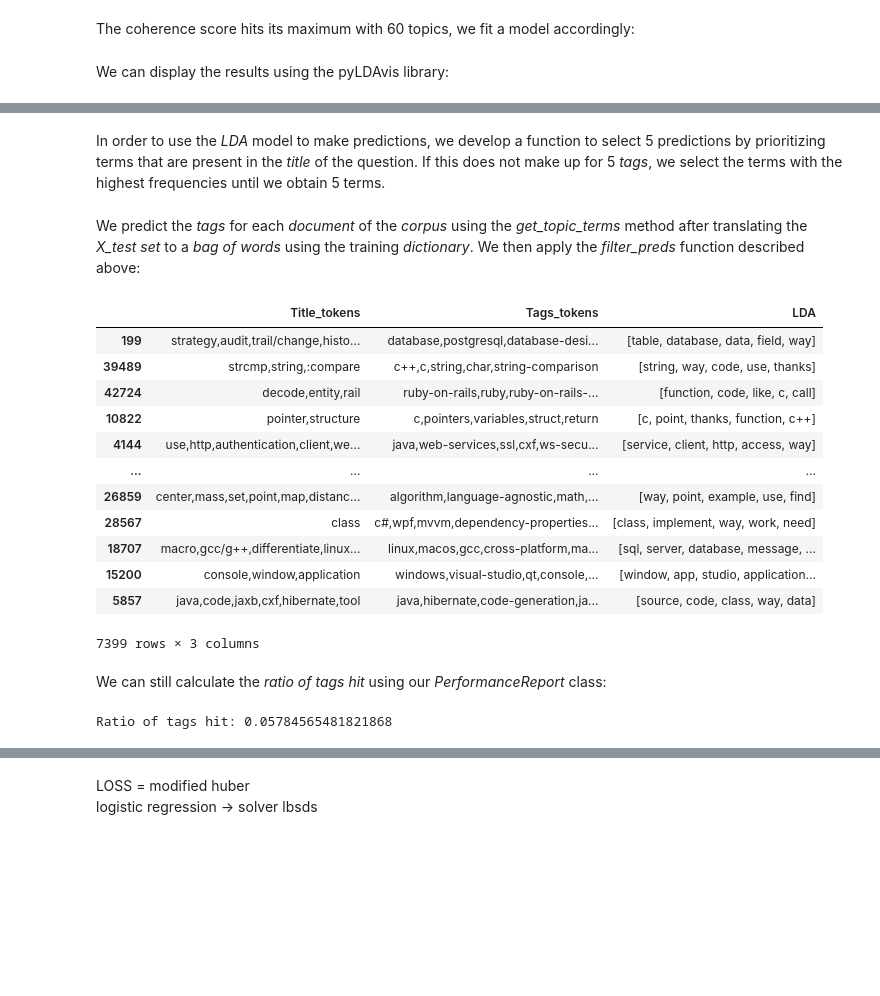
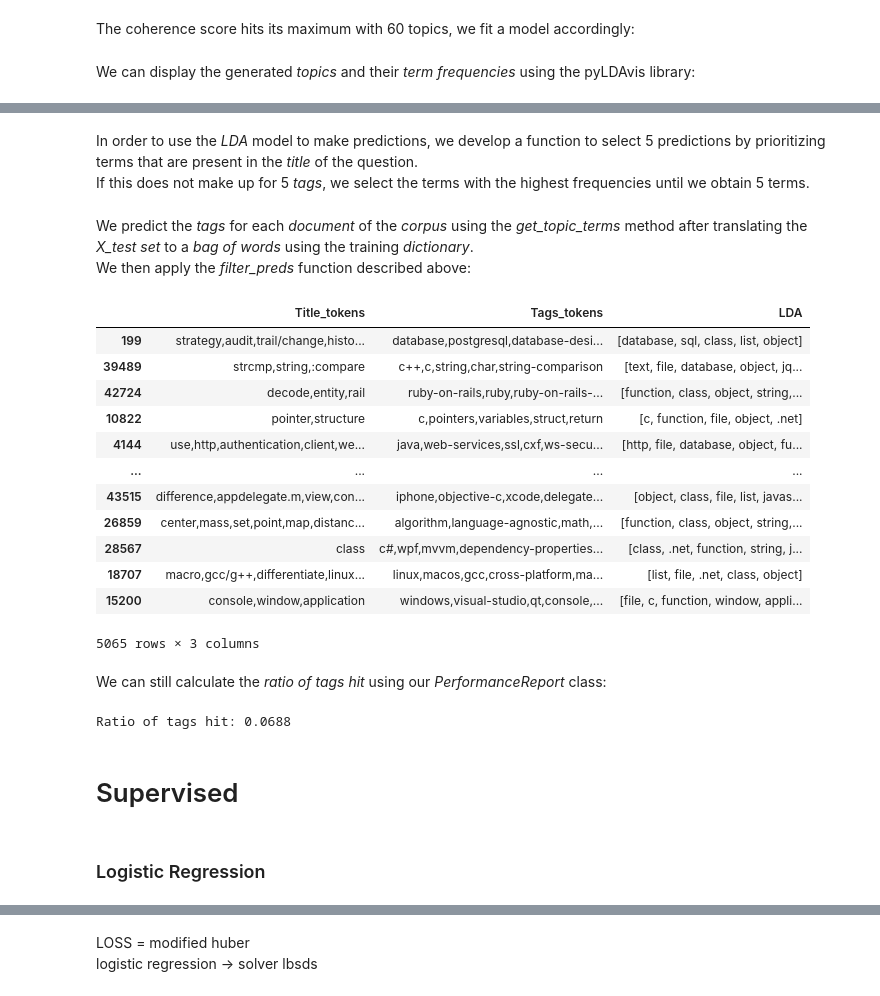
Before and after one commit to thibaudgrosjean/Stack-Overflow-questions, a Jupyter notebook: P5_02_test.ipynb, the cells around one changed output, grey strips where cells are left out. Drawn from its saved outputs; the diff is of its cells as text; code cells hidden in the pictures; blank space fills up the shorter version.

Commit message:
reorganizing repo, adds logsitic regression

```diff
--- a/P5_02_test.ipynb
+++ b/P5_02_test.ipynb
@@ -39,5 +39,5 @@ import joblib
 # %%
-df = pd.read_csv('./df.csv')
+df = pd.read_csv('./data/df.csv')
 
 df.head()
 # %% [output]
@@ -335,19 +332,19 @@ models = list()
 
 for n_topics in topics_range:
 
-    model = LdaMulticore(
+    lda_model = LdaMulticore(
         corpus=corpus_train,
         id2word=dictionary,
         num_topics=n_topics,
         random_state=42,
         passes=10,
         workers=24)
-    models.append(model)
+    models.append(lda_model)
 
-    perplexity_scores.append(model.log_perplexity(corpus_train))
+    perplexity_scores.append(lda_model.log_perplexity(corpus_train))
 
     coherence_model = CoherenceModel(
-        model=model,
+        model=lda_model,
         texts=texts_train,
         dictionary=dictionary,
         coherence='c_v')
@@ -369,7 +366,7 @@ fig.show()
 # %% [markdown]
 The coherence score hits its maximum with 60 topics, we fit a model accordingly:
 # %%
-model = LdaMulticore(
+lda_model = LdaMulticore(
     corpus=corpus_train,
     id2word=dictionary,
     num_topics=80,
@@ -377,5 +374,5 @@ model = LdaMulticore(
     passes=10,
     workers=24)
 # %% [markdown]
-We can display the results using the pyLDAvis library:
+We can display the generated *topics* and their *term frequencies* using the pyLDAvis library:
 # %%
@@ -385,20 +382,27 @@ pyLDAvis.display(lda_display)
 In a future version of pandas all arguments of DataFrame.drop except for the argument 'labels' will be keyword-only.
 [interactive output not drawn]
 # %% [markdown]
-In order to use the *LDA* model to make predictions, we develop a function to select 5 predictions by prioritizing terms that are present in the *title* of the question. If this does not make up for 5 *tags*, we select the terms with the highest frequencies until we obtain 5 terms.
+In order to use the *LDA* model to make predictions, we develop a function to select 5 predictions by prioritizing terms that are present in the *title* of the question.\
+If this does not make up for 5 *tags*, we select the terms with the highest frequencies until we obtain 5 terms.
 # %%
 def filter_preds(document, preds, length=5):
 
     filtered_preds = list()
 
-    for pred in preds:
+    if type(document) == float:
 
-        if pred in document:
+        pass
 
-            filtered_preds.append(pred)
-            preds.remove(pred)
+    else:
 
-    filtered_preds = filtered_preds[:length]
+        for pred in preds:
+
+            if pred in document:
+
+                filtered_preds.append(pred)
+                preds.remove(pred)
+
+        filtered_preds = filtered_preds[:length]
 
     for pred in preds:
 
@@ -412,32 +416,37 @@ def filter_preds(document, preds, length=5):
 
     return filtered_preds
 # %% [markdown]
-We predict the *tags* for each *document* of the *corpus* using the *get_topic_terms* method after translating the *X_test set* to a *bag of words* using the training *dictionary*. We then apply the *filter_preds* function described above:
+We predict the *tags* for each *document* of the *corpus* using the *get_topic_terms* method after translating the *X_test set* to a *bag of words* using the training *dictionary*.\
+We then apply the *filter_preds* function described above:
 # %%
 texts_test = transformer.X_test_raw.str.split(',')
 corpus_test = [dictionary.doc2bow(text) for text in texts_test]
-topics = [sorted(topic, key= lambda tup: tup[1])[-1][0] for topic in model.get_document_topics(corpus_test)]
-preds = [[dictionary[tag[0]] for tag in model.get_topic_terms(topicid=topic, topn=50)] for topic in topics]
-transformer.y_df['LDA'] = preds
-transformer.y_df['LDA'] = transformer.y_df.apply(lambda x: filter_preds(x['Title_Body_tokens'], x['LDA']), axis=1)
-transformer.y_df[['Title_tokens', 'Tags_tokens', 'LDA']]
+topics = [sorted(topic, key= lambda tup: tup[1])[-1][0] for topic in lda_model.get_document_topics(corpus_test)]
+preds = [[dictionary[tag[0]] for tag in lda_model.get_topic_terms(topicid=topic, topn=50)] for topic in topics]
+transformer.test_df['LDA'] = preds
+transformer.test_df['LDA'] = transformer.test_df.apply(lambda x: filter_preds(transformer.top_tags, x['LDA']), axis=1)
+transformer.test_df[['Title_tokens', 'Tags_tokens', 'LDA']]
 # %% [output]
 |  | Title_tokens | Tags_tokens | LDA |
-| 199 | strategy,audit,trail/change,histo... | database,postgresql,database-desi... | [table, database, data, field, way] |
-| 39489 | strcmp,string,:compare | c++,c,string,char,string-comparison | [string, way, code, use, thanks] |
-| 42724 | decode,entity,rail | ruby-on-rails,ruby,ruby-on-rails-... | [function, code, like, c, call] |
-| 10822 | pointer,structure | c,pointers,variables,struct,return | [c, point, thanks, function, c++] |
-| 4144 | use,http,authentication,client,we... | java,web-services,ssl,cxf,ws-secu... | [service, client, http, access, way] |
+| 199 | strategy,audit,trail/change,histo... | database,postgresql,database-desi... | [database, sql, class, list, object] |
+| 39489 | strcmp,string,:compare | c++,c,string,char,string-comparison | [text, file, database, object, jq... |
+| 42724 | decode,entity,rail | ruby-on-rails,ruby,ruby-on-rails-... | [function, class, object, string,... |
+| 10822 | pointer,structure | c,pointers,variables,struct,return | [c, function, file, object, .net] |
+| 4144 | use,http,authentication,client,we... | java,web-services,ssl,cxf,ws-secu... | [http, file, database, object, fu... |
 | ... | ... | ... | ... |
-| 26859 | center,mass,set,point,map,distanc... | algorithm,language-agnostic,math,... | [way, point, example, use, find] |
-| 28567 | class | c#,wpf,mvvm,dependency-properties... | [class, implement, way, work, need] |
-| 18707 | macro,gcc/g++,differentiate,linux... | linux,macos,gcc,cross-platform,ma... | [sql, server, database, message, ... |
-| 15200 | console,window,application | windows,visual-studio,qt,console,... | [window, app, studio, application... |
-| 5857 | java,code,jaxb,cxf,hibernate,tool | java,hibernate,code-generation,ja... | [source, code, class, way, data] |
+| 43515 | difference,appdelegate.m,view,con... | iphone,objective-c,xcode,delegate... | [object, class, file, list, javas... |
+| 26859 | center,mass,set,point,map,distanc... | algorithm,language-agnostic,math,... | [function, class, object, string,... |
+| 28567 | class | c#,wpf,mvvm,dependency-properties... | [class, .net, function, string, j... |
+| 18707 | macro,gcc/g++,differentiate,linux... | linux,macos,gcc,cross-platform,ma... | [list, file, .net, class, object] |
+| 15200 | console,window,application | windows,visual-studio,qt,console,... | [file, c, function, window, appli... |
-7399 rows × 3 columns
+5065 rows × 3 columns
 # %% [markdown]
 We can still calculate the *ratio of tags hit* using our *PerformanceReport* class:
 # %%
-report.tags_ratio('LDA', transformer.y_df, 'Tags_tokens')
+report.tags_ratio('LDA', transformer.test_df, 'Tags_tokens')
 # %% [output]
-Ratio of tags hit: 0.05784565481821868
+Ratio of tags hit: 0.0688
+# %% [markdown]
+# Supervised
+# %% [markdown]
+### Logistic Regression
```
Also changed, not shown: parts of 56 cells of this notebook, 44 other files.
